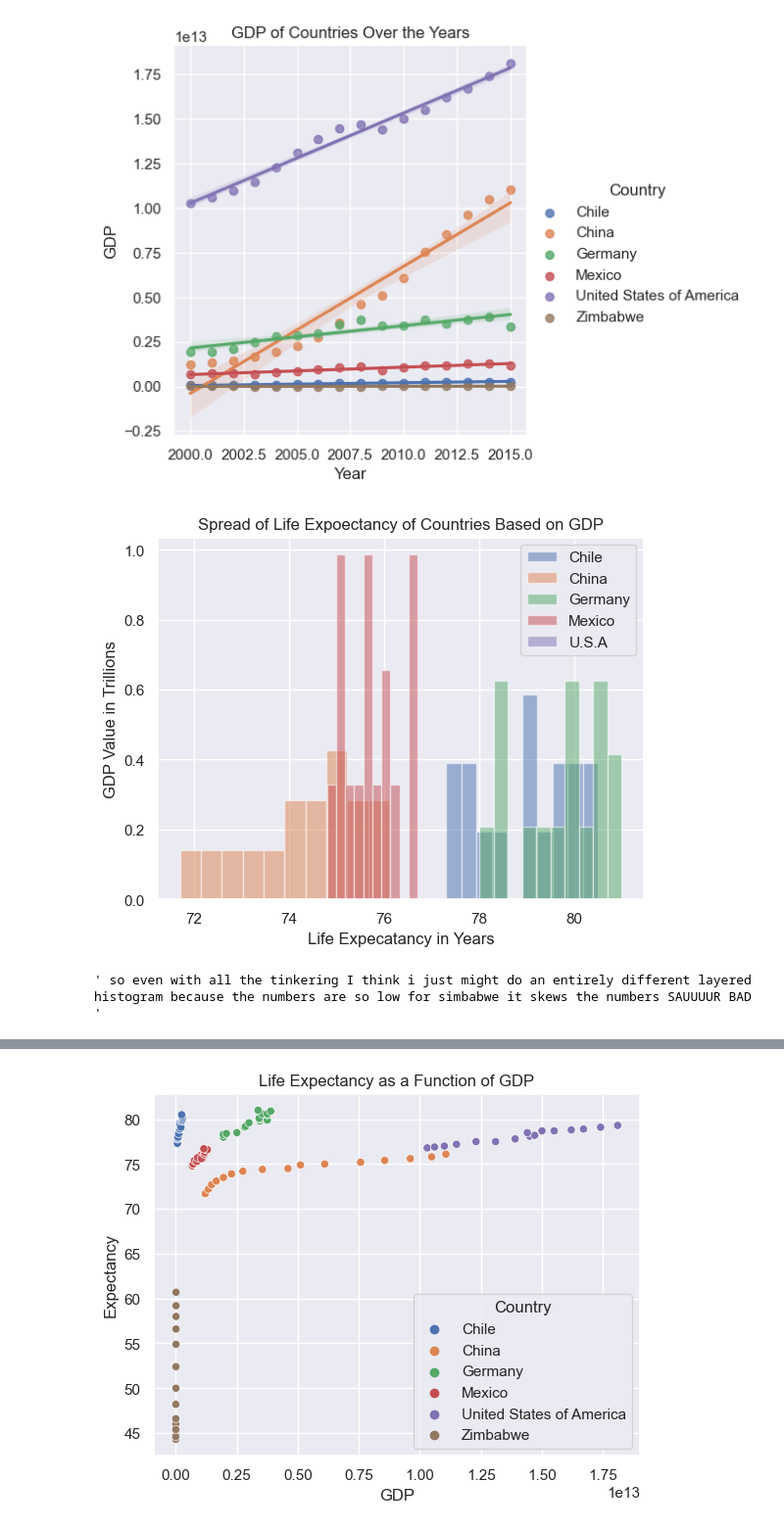
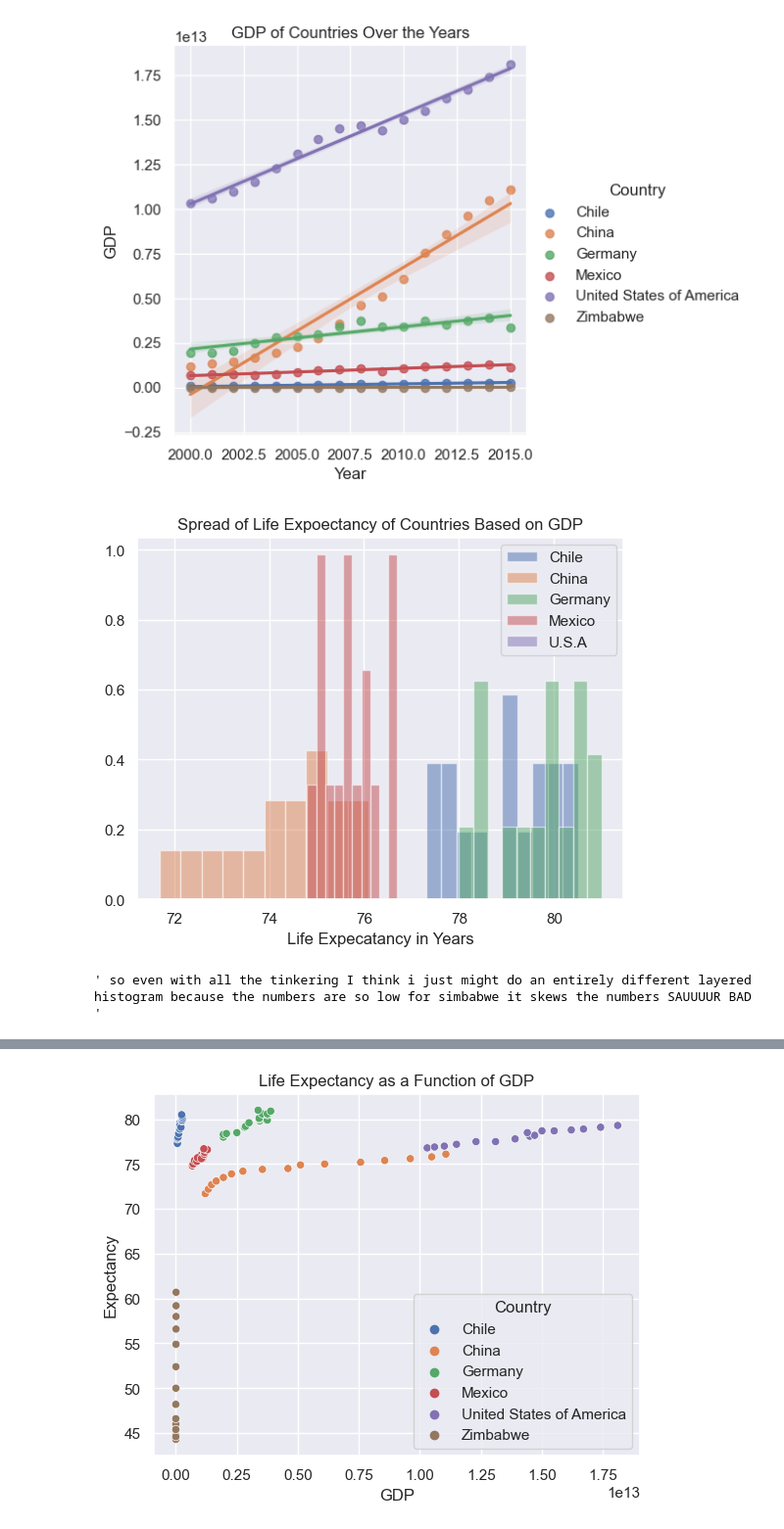
Before and after one commit to shortenedname/Personal---Portfolio-Projects, a Jupyter notebook: Life-Expectancy-and-GDP-Starter/Life-Expectancy-and-GDP-Starter/life_expectancy_gdp.ipynb, the cells around one changed output, grey strips where cells are left out. Shown: that part at 98% size. Drawn from its saved outputs; the diff is of its cells as text; code cells hidden in the pictures.

```diff
--- a/Life-Expectancy-and-GDP-Starter/Life-Expectancy-and-GDP-Starter/life_expectancy_gdp.ipynb
+++ b/Life-Expectancy-and-GDP-Starter/Life-Expectancy-and-GDP-Starter/life_expectancy_gdp.ipynb
@@ -129,20 +129,20 @@ plt.show()
 # %%
 ax1 = plt.subplot()
 plt.hist(converted_df["Expectancy"][converted_df["Country"]=='Chile'], label='Chile', density=True, alpha=0.5,)
 plt.hist(converted_df["Expectancy"][converted_df["Country"]=='China'], label='China', density=True, alpha=0.5)
 plt.hist(converted_df["Expectancy"][converted_df["Country"]=='Germany'], label='Germany', density=True, alpha=0.5)
 plt.hist(converted_df["Expectancy"][converted_df["Country"]=='Mexico'], label='Mexico', density=True, alpha=0.5)
 plt.hist(converted_df["Expectancy"][converted_df["Country"]=='U.S.A'], label='U.S.A', density=True, alpha=0.5)
 plt.legend()
-plt.ylabel('GDP Value in Trillions')
+#plt.ylabel('GDP Value in Trillions')
 plt.xlabel('Life Expecatancy in Years')
 plt.title('Spread of Life Expoectancy of Countries Based on GDP')
 #plt.hist(converted_df["Life Expectancy"][converted_df["Country"]=='Zimbabwe'], label='Zimbabwe', density=True, alpha=0.5)
 plt.show()
 
 ''' so even with all the tinkering I think i just might do an entirely different layered histogram because the numbers are so low for simbabwe it skews the numbers SAUUUUR BAD '''
 # %% [output]
-[figure, old version]
+[figure, new version]
 ' so even with all the tinkering I think i just might do an entirely different layered histogram because the numbers are so low for simbabwe it skews the numbers SAUUUUR BAD '
 # %%
 print("It would seem that the numbers from Zimbabwe heavily skew the graph and even cause some notifications to pop up in terminal once its ran in VSCode. \n Let's see what changing the densities does, and also show a new graph w/ Zimbabwe's data added")
```
Also changed, not shown: parts of 4 cells of this notebook, 8 other files.
